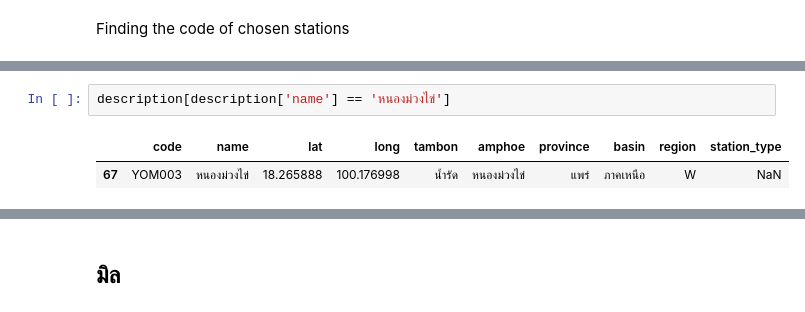
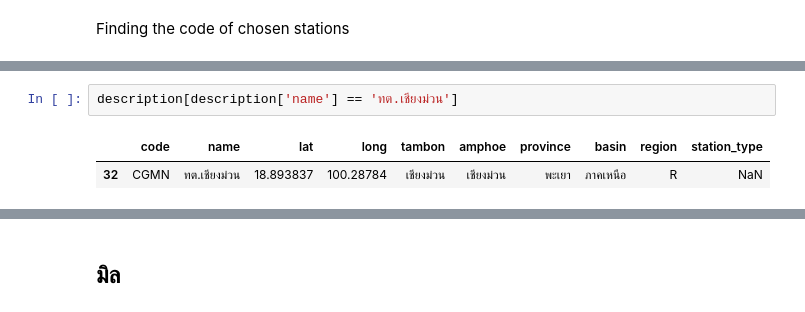
Before and after one commit to punnarat-w/Yomriver_analysis, a Jupyter notebook: ForecastingModel.ipynb, the cells around one changed output, grey strips where cells are left out. Drawn from its saved outputs; the diff is of its cells as text.

```diff
--- a/ForecastingModel.ipynb
+++ b/ForecastingModel.ipynb
@@ -54,6 +48,6 @@ description[description['name'] == 'เมืองสุโขทัย']
 # %%
-description[description['name'] == 'หนองม่วงไข่']
+description[description['name'] == 'ทต.เชียงม่วน']
 # %% [output]
 |  | code | name | lat | long | tambon | amphoe | province | basin | region | station_type |
-| 67 | YOM003 | หนองม่วงไข่ | 18.265888 | 100.176998 | น้ำรัด | หนองม่วงไข่ | แพร่ | ภาคเหนือ | W | NaN |
+| 32 | CGMN | ทต.เชียงม่วน | 18.893837 | 100.28784 | เชียงม่วน | เชียงม่วน | พะเยา | ภาคเหนือ | R | NaN |
 # %%
```
Also changed, not shown: parts of 26 cells of this notebook.
